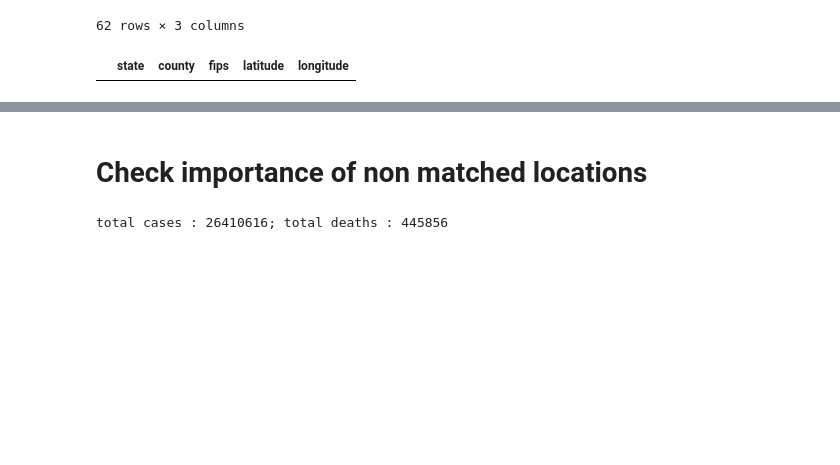
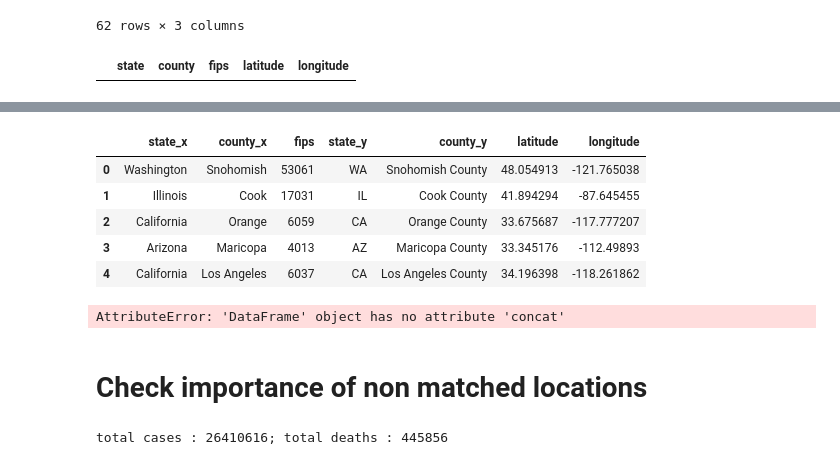
Before and after one commit to severine-baudry/capstone_data_engineer, a Jupyter notebook: NYT_to_gazetter.ipynb, the cells around one changed output, grey strips where cells are left out. Cells and saved outputs as stored; diff of their text form; code cells hidden in the pictures; blank space fills up the shorter version.

```diff
--- a/NYT_to_gazetter.ipynb
+++ b/NYT_to_gazetter.ipynb
@@ -392,0 +404,9 @@ fixed_gps[ (~fixed_gps["state"].isin(no_matching_fips["state"])) &
+# %%
+nytimes_geo.head()
+# %% [output]
+|  | state_x | county_x | fips | state_y | county_y | latitude | longitude |
+| 0 | Washington | Snohomish | 53061 | WA | Snohomish County | 48.054913 | -121.765038 |
+| 1 | Illinois | Cook | 17031 | IL | Cook County | 41.894294 | -87.645455 |
+| 2 | California | Orange | 6059 | CA | Orange County | 33.675687 | -117.777207 |
+| 3 | Arizona | Maricopa | 4013 | AZ | Maricopa County | 33.345176 | -112.49893 |
+| 4 | California | Los Angeles | 6037 | CA | Los Angeles County | 34.196398 | -118.261862 |
@@ -393,3 +416,7 @@ fixed_gps[ (~fixed_gps["state"].isin(no_matching_fips["state"])) &
+# %%
+nytimes_geopd.concat( [nytimes_geo, fixed_gps])
+# %% [output]
+AttributeError: 'DataFrame' object has no attribute 'concat'
 # %% [markdown]
 # Check importance of non matched locations
 # %%
```
Also changed, not shown: parts of 13 cells of this notebook.
